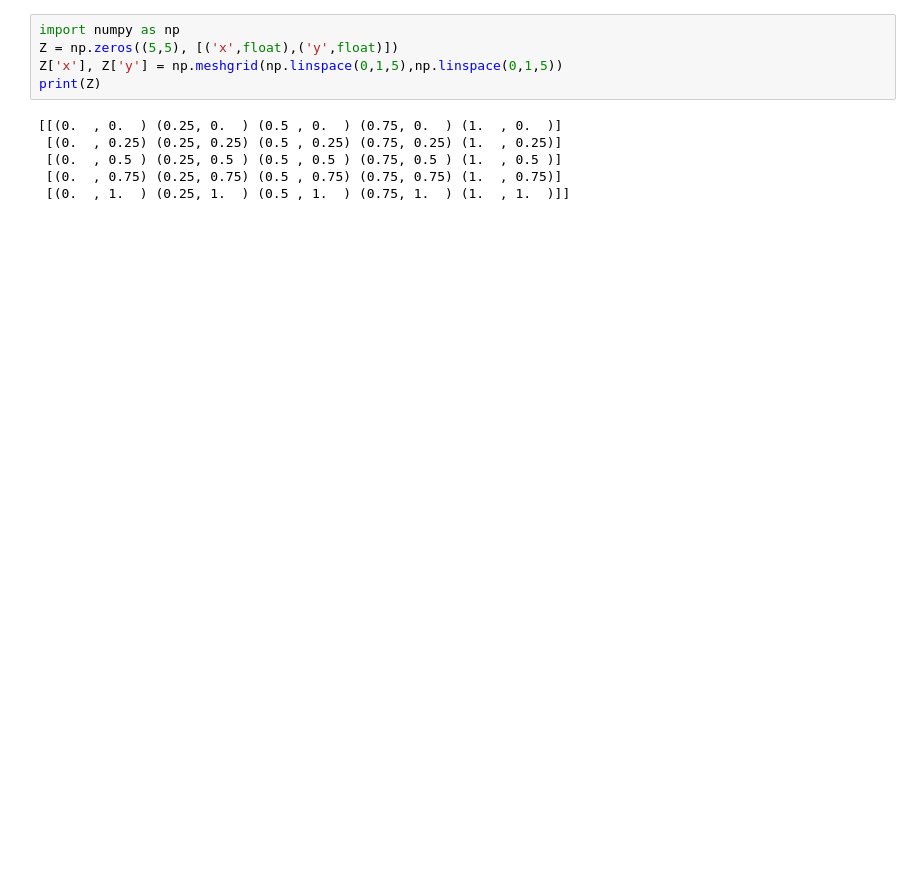
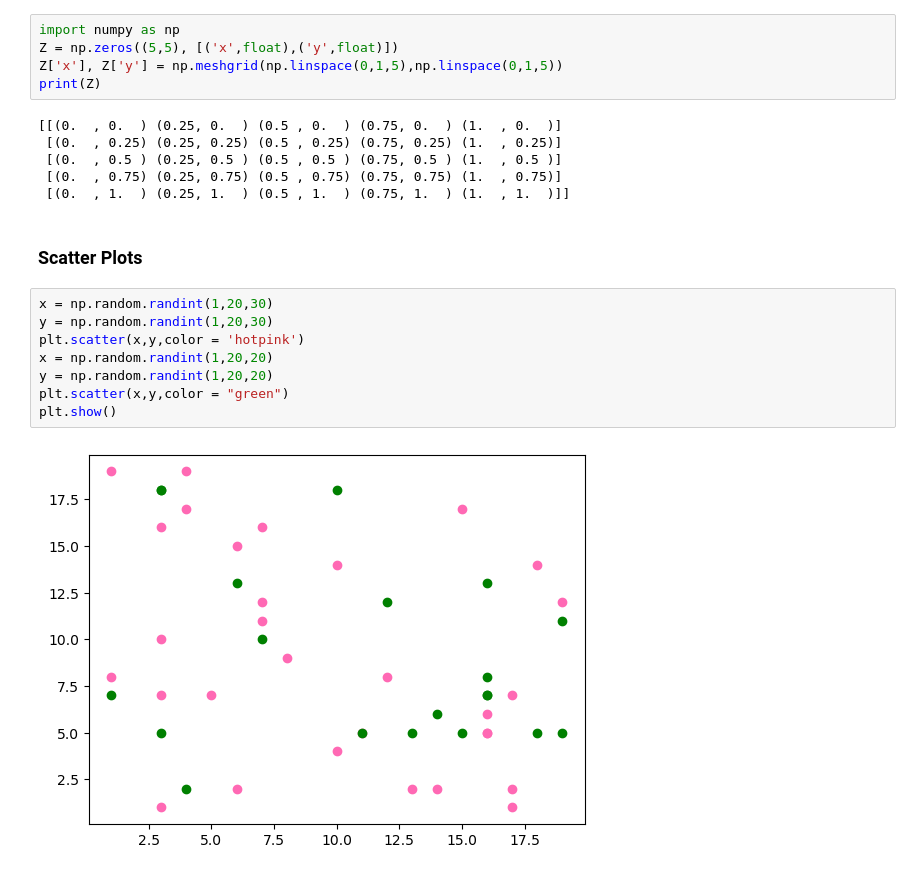
Before and after one commit to LalithAdithyanSuresh/CollegeStuff, a Jupyter notebook: Sem-2/CS1704 - DataScience/JupyterNotebooks/MatPlotLib/MatPlotLibTutorial.ipynb, the cells around one changed output. Drawn from its saved outputs; the diff is of its cells as text; blank space fills up the shorter version.

```diff
--- a/Sem-2/CS1704 - DataScience/JupyterNotebooks/MatPlotLib/MatPlotLibTutorial.ipynb
+++ b/Sem-2/CS1704 - DataScience/JupyterNotebooks/MatPlotLib/MatPlotLibTutorial.ipynb
@@ -33,3 +33,15 @@ print(Z)
  [(0.  , 0.5 ) (0.25, 0.5 ) (0.5 , 0.5 ) (0.75, 0.5 ) (1.  , 0.5 )]
  [(0.  , 0.75) (0.25, 0.75) (0.5 , 0.75) (0.75, 0.75) (1.  , 0.75)]
  [(0.  , 1.  ) (0.25, 1.  ) (0.5 , 1.  ) (0.75, 1.  ) (1.  , 1.  )]]
+# %% [markdown]
+### Scatter Plots
+# %%
+x = np.random.randint(1,20,30)
+y = np.random.randint(1,20,30)
+plt.scatter(x,y,color = 'hotpink')
+x = np.random.randint(1,20,20)
+y = np.random.randint(1,20,20)
+plt.scatter(x,y,color = "green")
+plt.show()
+# %% [output]
+[figure, added]
```
Also changed, not shown: parts of 14 cells of this notebook, 8 other files.
